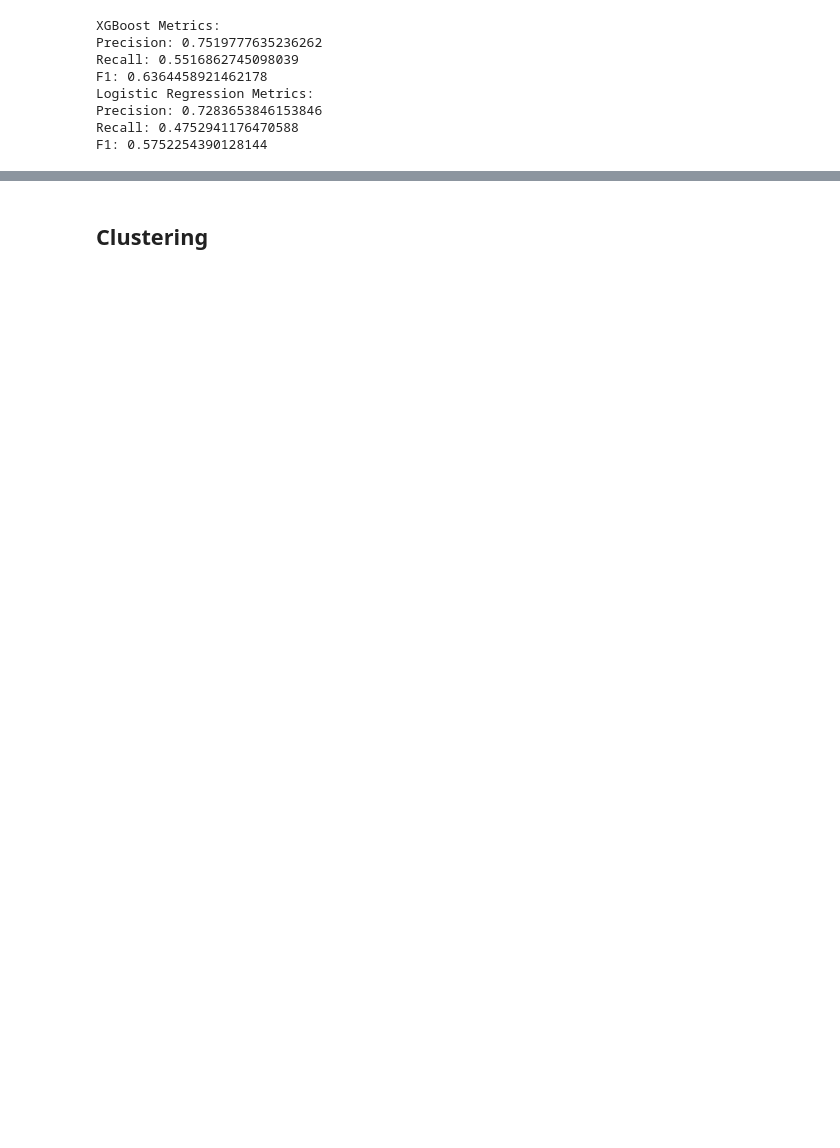
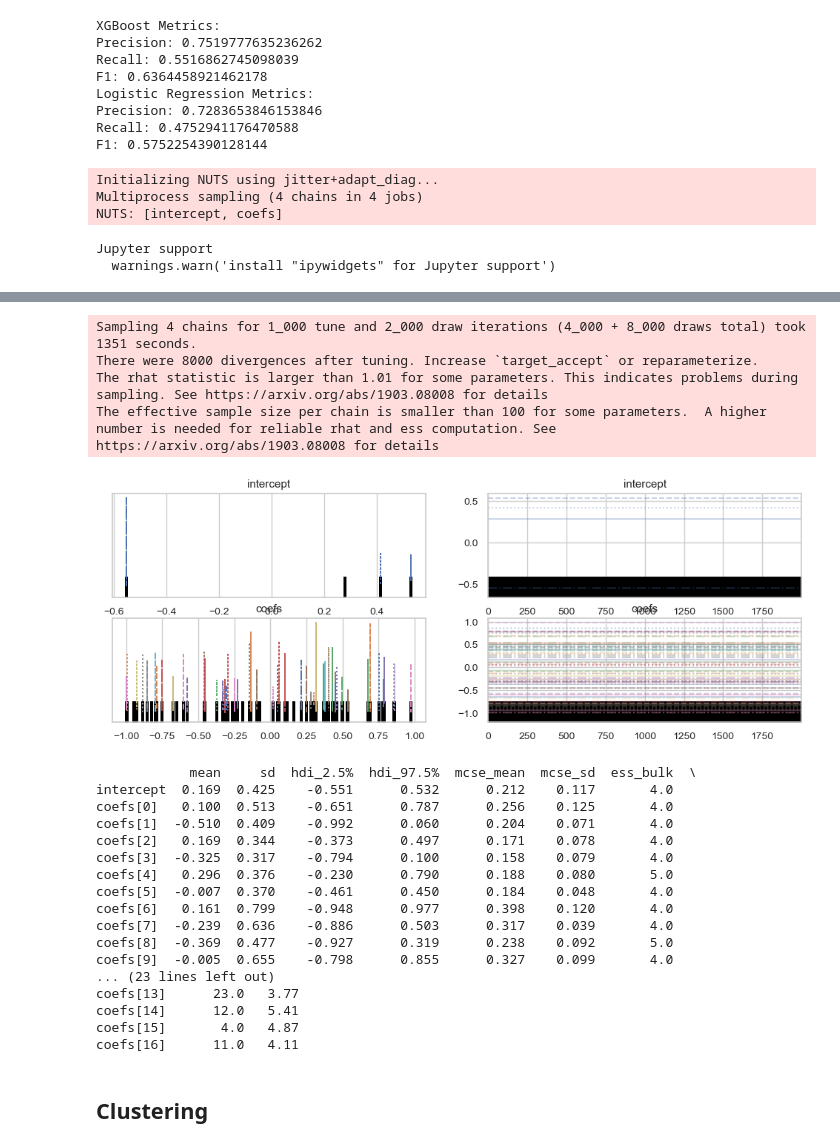
Before and after one commit to metropolisjenensis/Probabilistic-Machine-Learning_lecture-PROJECTS, a Jupyter notebook: projects/09-1AKXXXX_rain_tomorrow_prediction/notebooks/class_prediction.ipynb, the cells around one changed output, grey strips where cells are left out. Saved outputs shown, nothing was run; the diff lists cells and outputs as text; code cells hidden in the pictures; blank space fills up the shorter version.

```diff
--- a/projects/09-1AKXXXX_rain_tomorrow_prediction/notebooks/class_prediction.ipynb
+++ b/projects/09-1AKXXXX_rain_tomorrow_prediction/notebooks/class_prediction.ipynb
@@ -326,3 +365,38 @@ Logistic Regression Metrics:
 Precision: 0.7283653846153846
 Recall: 0.4752941176470588
 F1: 0.5752254390128144
+# %%
+import pymc as pm
+import arviz as az
+# Standardisierung
+X_standardized = (X - X.mean()) / X.std()
+X_values = X_standardized.values
+y_values = y.values
+
+# Bayesian Logistic Regression mit PyMC
+with pm.Model() as logistic_model:
+    # Priors
+    intercept = pm.Normal("intercept", mu=0, sigma=5)
+    coefs = pm.Normal("coefs", mu=0, sigma=5, shape=X_values.shape[1])
+
+    # Logits
+    logits = intercept + pm.math.dot(X, coefs)
+
+    # Likelihood
+    y_obs = pm.Bernoulli("y_obs", logit_p=logits, observed=y_values)
+
+    # Inferenz (Sampling mit NUTS)
+    trace = pm.sample(2000, tune=1000, target_accept=0.9, return_inferencedata=True)
+
+# Ergebnisse visualisieren
+az.plot_trace(trace)
+plt.show()
+
+# Posterior-Zusammenfassung
+print(az.summary(trace, hdi_prob=0.95))
+# %% [output]
+Initializing NUTS using jitter+adapt_diag...
+Multiprocess sampling (4 chains in 4 jobs)
+NUTS: [intercept, coefs]
+Jupyter support
+  warnings.warn('install "ipywidgets" for Jupyter support')
@@ -329,3 +404,25 @@ F1: 0.5752254390128144
+Sampling 4 chains for 1_000 tune and 2_000 draw iterations (4_000 + 8_000 draws total) took 1351 seconds.
+There were 8000 divergences after tuning. Increase `target_accept` or reparameterize.
+The rhat statistic is larger than 1.01 for some parameters. This indicates problems during sampling. See https://arxiv.org/abs/1903.08008 for details
+The effective sample size per chain is smaller than 100 for some parameters.  A higher number is needed for reliable rhat and ess computation. See https://arxiv.org/abs/1903.08008 for details
+[figure, added]
+            mean     sd  hdi_2.5%  hdi_97.5%  mcse_mean  mcse_sd  ess_bulk  \
+intercept  0.169  0.425    -0.551      0.532      0.212    0.117       4.0
+coefs[0]   0.100  0.513    -0.651      0.787      0.256    0.125       4.0
+coefs[1]  -0.510  0.409    -0.992      0.060      0.204    0.071       4.0
+coefs[2]   0.169  0.344    -0.373      0.497      0.171    0.078       4.0
+coefs[3]  -0.325  0.317    -0.794      0.100      0.158    0.079       4.0
+coefs[4]   0.296  0.376    -0.230      0.790      0.188    0.080       5.0
+coefs[5]  -0.007  0.370    -0.461      0.450      0.184    0.048       4.0
+coefs[6]   0.161  0.799    -0.948      0.977      0.398    0.120       4.0
+coefs[7]  -0.239  0.636    -0.886      0.503      0.317    0.039       4.0
+coefs[8]  -0.369  0.477    -0.927      0.319      0.238    0.092       5.0
+coefs[9]  -0.005  0.655    -0.798      0.855      0.327    0.099       4.0
+... (23 lines left out)
+coefs[13]      23.0   3.77
+coefs[14]      12.0   5.41
+coefs[15]       4.0   4.87
+coefs[16]      11.0   4.11
 # %% [markdown]
 ## Clustering
 # %%
```
Also changed, not shown: parts of 16 cells of this notebook, 1 other file.
